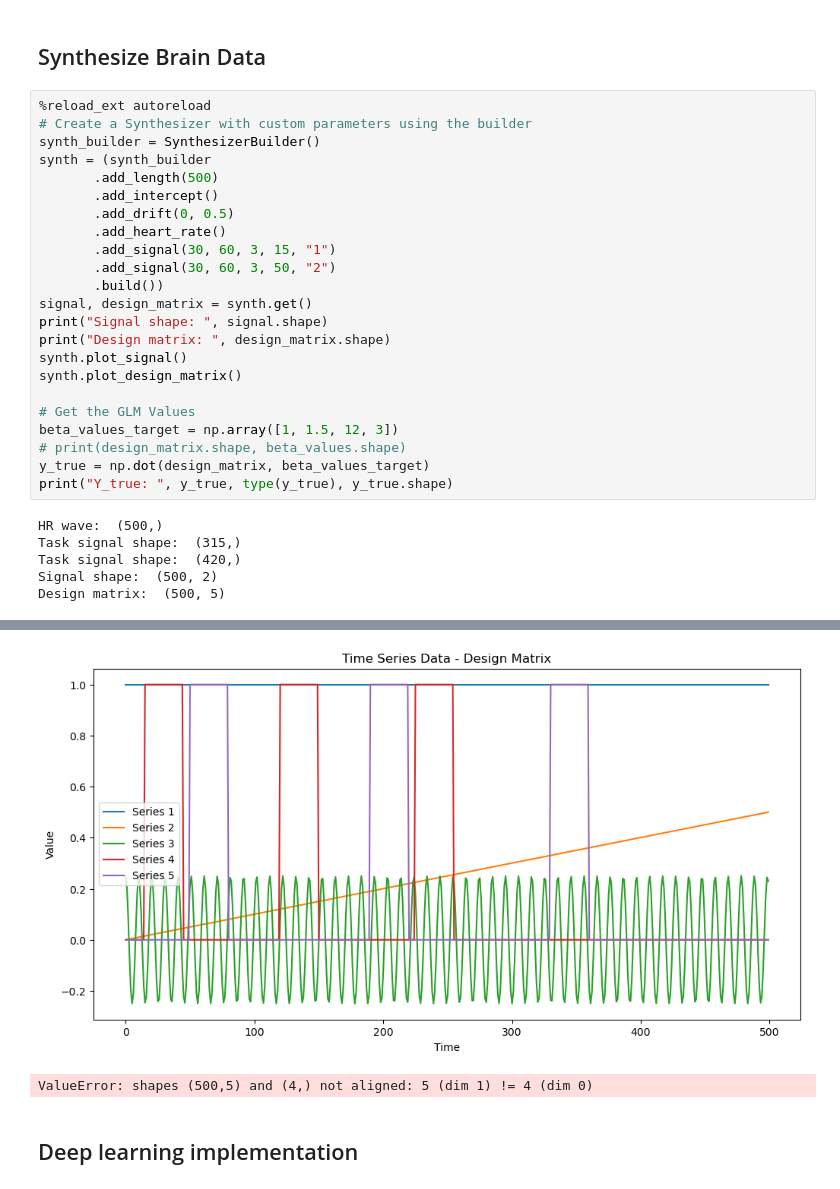
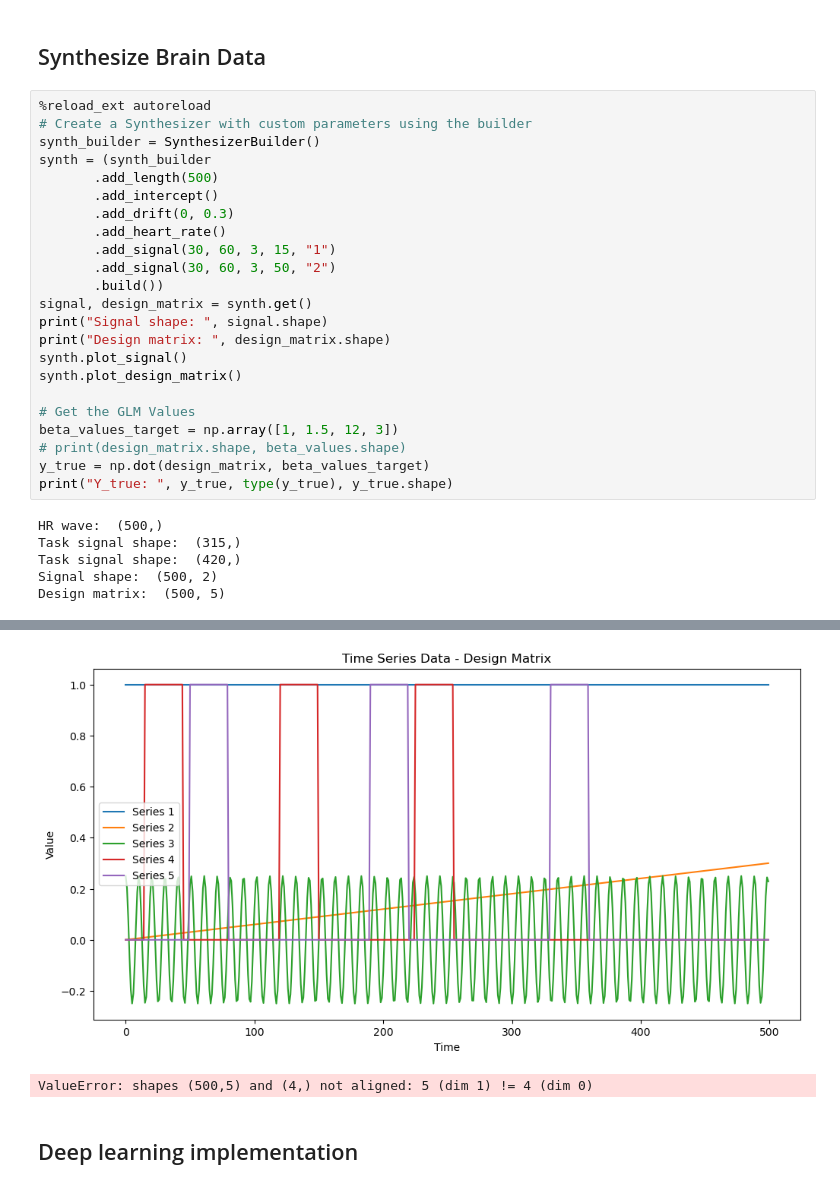
Before and after one commit to nolanrbrady/neuro_dl_stats, a Jupyter notebook: pytorch_glm.ipynb, the cells around one changed output, grey strips where cells are left out. Saved outputs shown, nothing was run; the diff lists cells and outputs as text.

```diff
--- a/pytorch_glm.ipynb
+++ b/pytorch_glm.ipynb
@@ -129,34 +32,34 @@ Y_true:  [ 1.00018143  1.51314488  2.02618978  2.53934815  3.0526597   3.5661723
 # %%
 %reload_ext autoreload
 # Create a Synthesizer with custom parameters using the builder
 synth_builder = SynthesizerBuilder()
 synth = (synth_builder
        .add_length(500)
        .add_intercept()
-       .add_drift(0, 0.5)
+       .add_drift(0, 0.3)
        .add_heart_rate()
        .add_signal(30, 60, 3, 15, "1")
        .add_signal(30, 60, 3, 50, "2")
        .build())
 signal, design_matrix = synth.get()
 print("Signal shape: ", signal.shape)
 print("Design matrix: ", design_matrix.shape)
 synth.plot_signal()
 synth.plot_design_matrix()
 
 # Get the GLM Values
 beta_values_target = np.array([1, 1.5, 12, 3])
 # print(design_matrix.shape, beta_values.shape)
 y_true = np.dot(design_matrix, beta_values_target)
 print("Y_true: ", y_true, type(y_true), y_true.shape)
 # %% [output]
 HR wave:  (500,)
 Task signal shape:  (315,)
 Task signal shape:  (420,)
 Signal shape:  (500, 2)
 Design matrix:  (500, 5)
 [figure]
-[figure, old version]
+[figure, new version]
 ValueError: shapes (500,5) and (4,) not aligned: 5 (dim 1) != 4 (dim 0)
 # %% [markdown]
 ## Deep learning implementation
```
Also changed, not shown: parts of 2 cells of this notebook, 4 other files.
